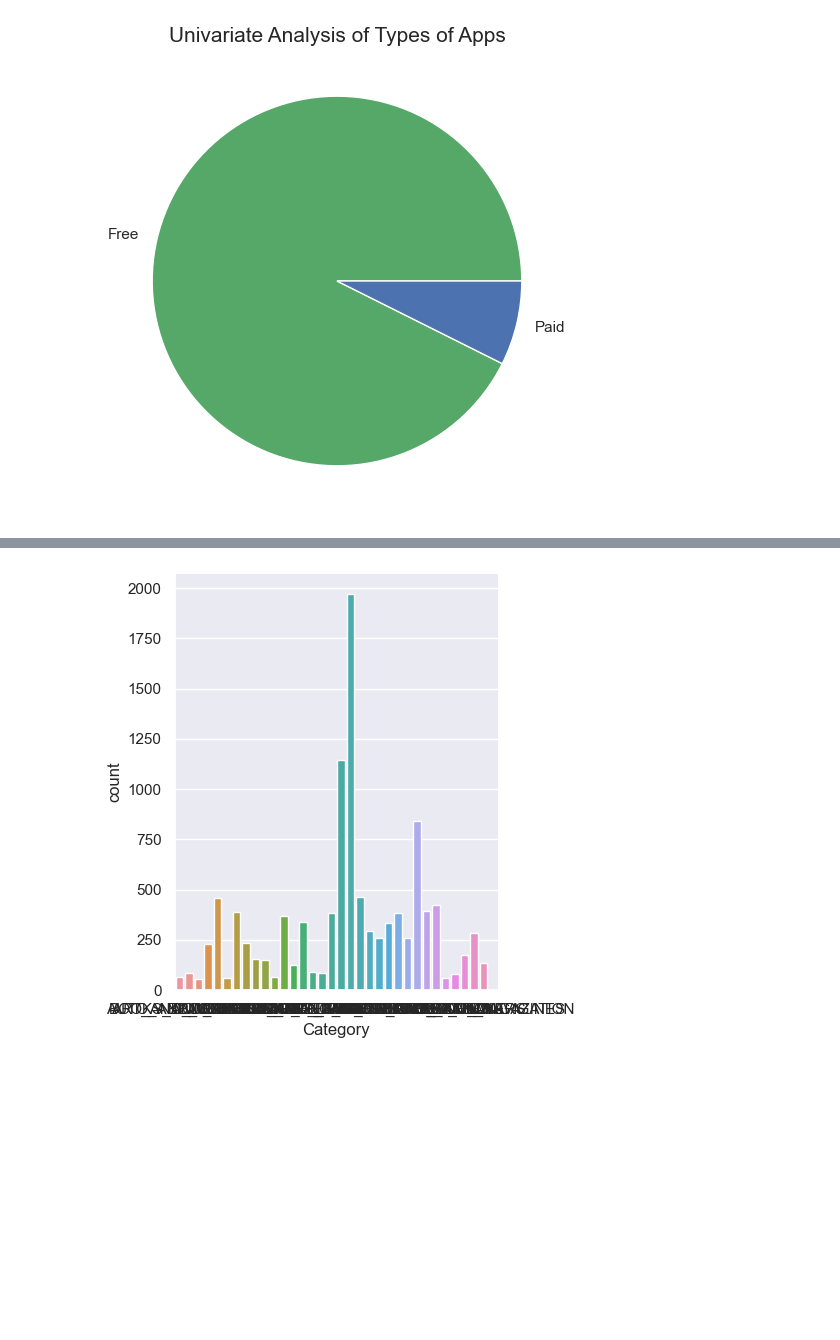
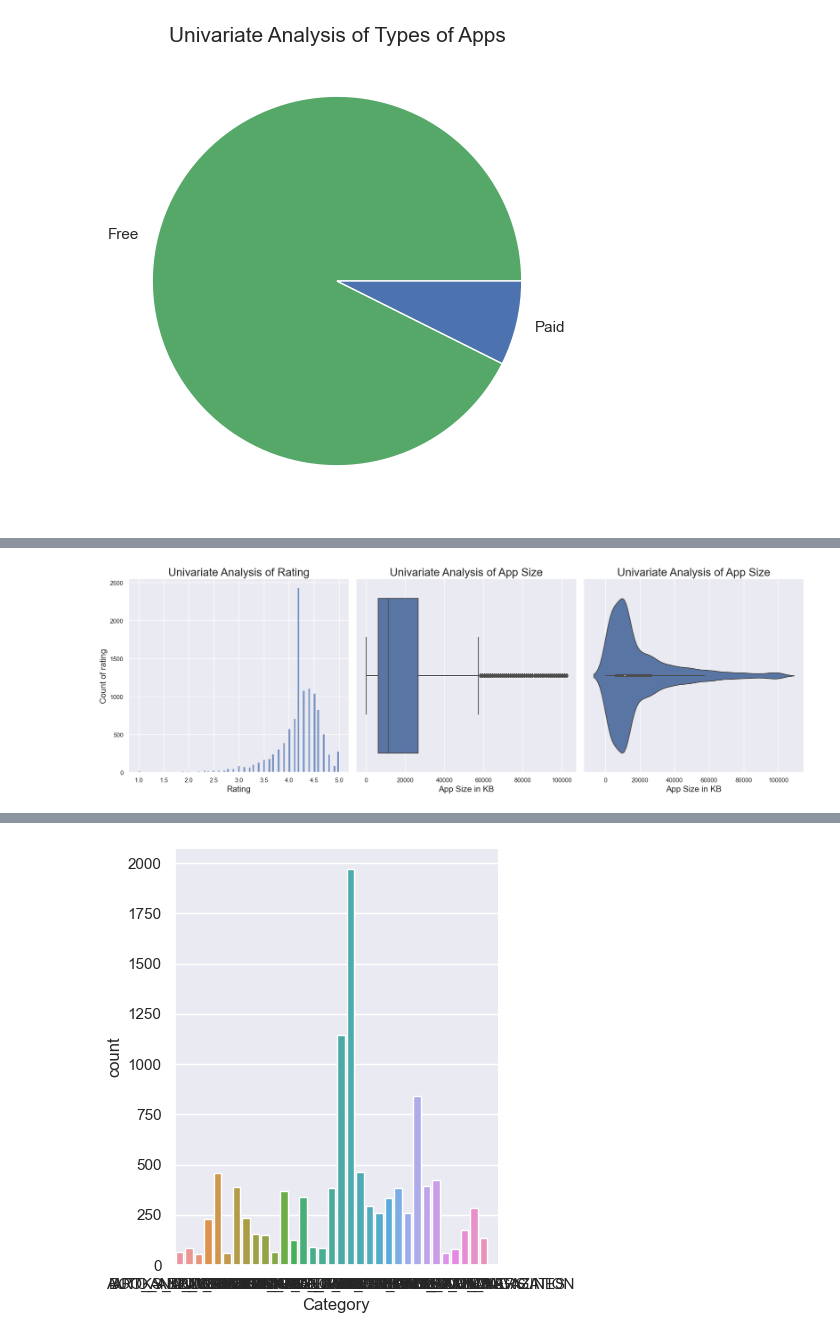
Before and after one commit to ftmoztl/EDA-data-visualization, a Jupyter notebook: eda-visualization.ipynb, the cells around one changed output, grey strips where cells are left out. Cells and saved outputs as stored; diff of their text form; code cells hidden in the pictures; blank space fills up the shorter version.

Commit message:
feat: Add for loop to visualize the columns at the same time

```diff
--- a/eda-visualization.ipynb
+++ b/eda-visualization.ipynb
@@ -174,0 +158,29 @@ plt.show()
+# %%
+# Create subplots with 1 row and 3 columns
+fig, axes = plt.subplots(nrows=1, ncols=3, figsize=(18, 6))
+
+# Plot 1: Histogram
+sns.histplot(data=df, x='Rating', ax=axes[0])
+axes[0].set_xlabel('Rating', fontsize=15)
+axes[0].set_ylabel('Count of rating', fontsize=15)
+axes[0].set_title('Univariate Analysis of Rating', fontsize=20)
+
+# Plot 2: Box Plot
+sns.boxplot(data=df, x='Size', ax=axes[1])
+axes[1].set_xlabel('App Size in KB', fontsize=15)
+axes[1].set_title('Univariate Analysis of App Size', fontsize=20)
+axes[1].ticklabel_format(style='plain', axis='x')
+
+# Plot 3: Violin Plot
+sns.violinplot(data=df, x='Size', ax=axes[2])
+axes[2].set_xlabel('App Size in KB', fontsize=15)
+axes[2].set_title('Univariate Analysis of App Size', fontsize=20)
+axes[2].ticklabel_format(style='plain', axis='x')
+
+# Adjust the layout to prevent overlapping labels
+plt.tight_layout()
+
+# Show the plots
+plt.show()
+# %% [output]
+[figure, added]
```
Also changed, not shown: parts of 7 cells of this notebook.
